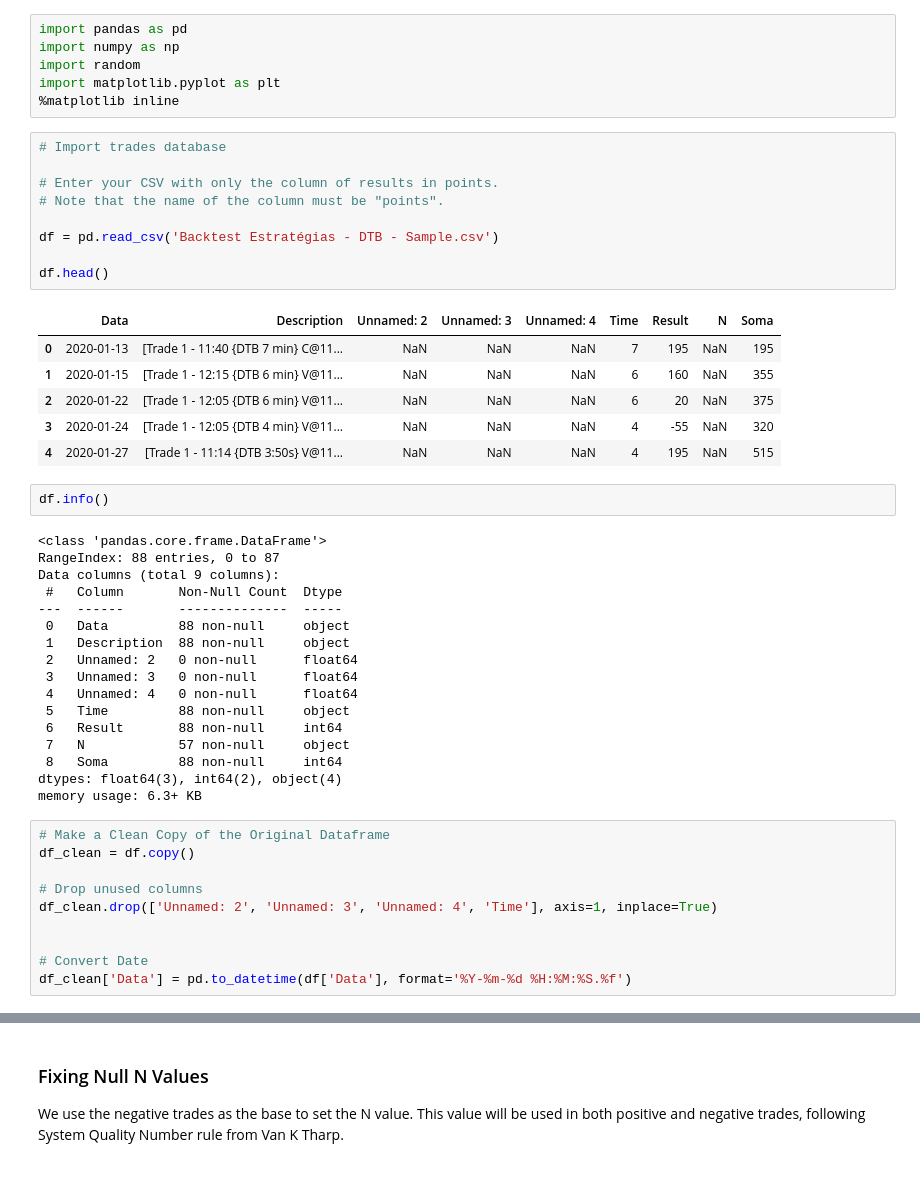
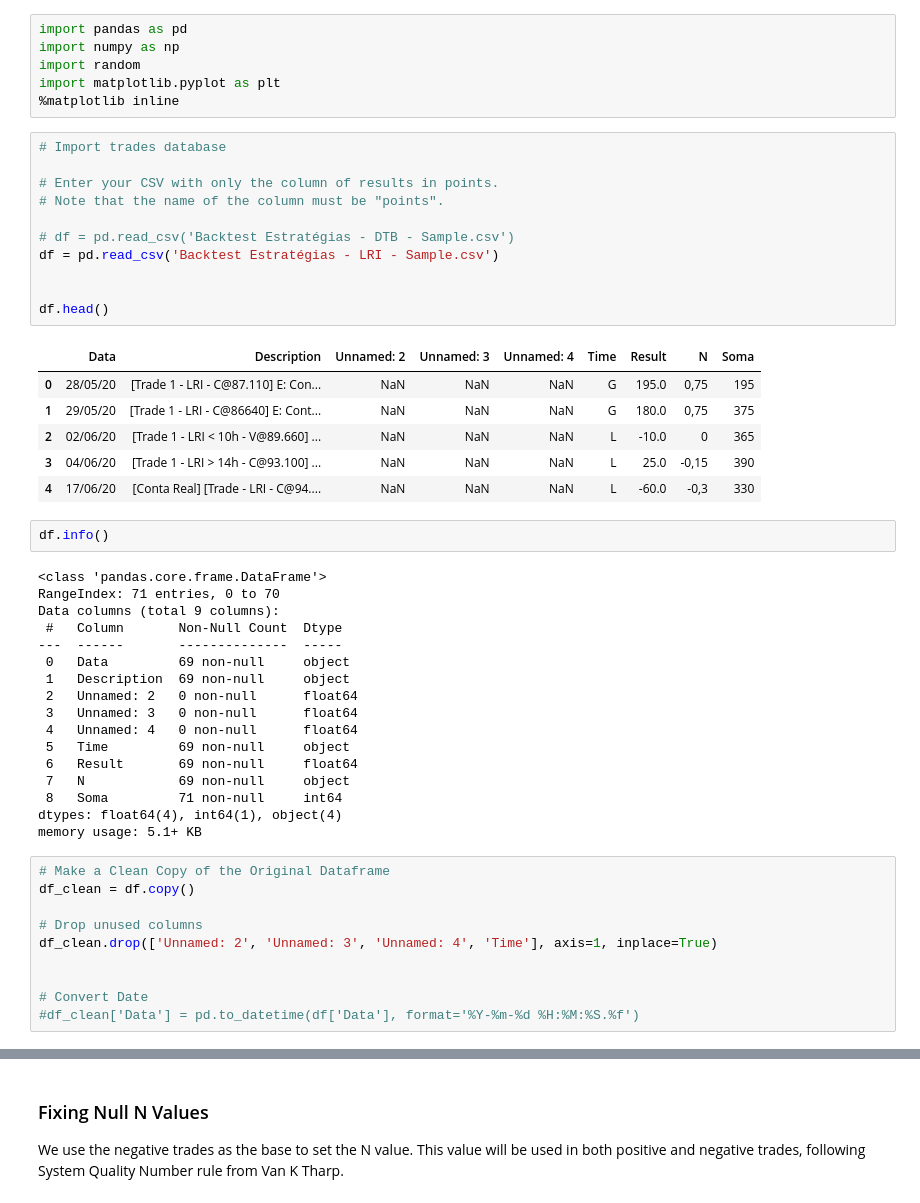
Before and after one commit to ajmal017/trading-system-analysis, a Jupyter notebook: trading-system-analysis.ipynb, the cells around one changed output, grey strips where cells are left out. Drawn from its saved outputs; the diff is of its cells as text.

```diff
--- a/trading-system-analysis.ipynb
+++ b/trading-system-analysis.ipynb
@@ -7,38 +7,40 @@ import matplotlib.pyplot as plt
 # %%
 # Import trades database
 
 # Enter your CSV with only the column of results in points.
 # Note that the name of the column must be "points".
 
-df = pd.read_csv('Backtest Estratégias - DTB - Sample.csv')
+# df = pd.read_csv('Backtest Estratégias - DTB - Sample.csv')
+df = pd.read_csv('Backtest Estratégias - LRI - Sample.csv')
+
 
 df.head()
 # %% [output]
 |  | Data | Description | Unnamed: 2 | Unnamed: 3 | Unnamed: 4 | Time | Result | N | Soma |
-| 0 | 2020-01-13 | [Trade 1 - 11:40 {DTB 7 min} C@11... | NaN | NaN | NaN | 7 | 195 | NaN | 195 |
-| 1 | 2020-01-15 | [Trade 1 - 12:15 {DTB 6 min} V@11... | NaN | NaN | NaN | 6 | 160 | NaN | 355 |
-| 2 | 2020-01-22 | [Trade 1 - 12:05 {DTB 6 min} V@11... | NaN | NaN | NaN | 6 | 20 | NaN | 375 |
-| 3 | 2020-01-24 | [Trade 1 - 12:05 {DTB 4 min} V@11... | NaN | NaN | NaN | 4 | -55 | NaN | 320 |
-| 4 | 2020-01-27 | [Trade 1 - 11:14 {DTB 3:50s} V@11... | NaN | NaN | NaN | 4 | 195 | NaN | 515 |
+| 0 | 28/05/20 | [Trade 1 - LRI - C@87.110] E: Con... | NaN | NaN | NaN | G | 195.0 | 0,75 | 195 |
+| 1 | 29/05/20 | [Trade 1 - LRI - C@86640] E: Cont... | NaN | NaN | NaN | G | 180.0 | 0,75 | 375 |
+| 2 | 02/06/20 | [Trade 1 - LRI < 10h - V@89.660] ... | NaN | NaN | NaN | L | -10.0 | 0 | 365 |
+| 3 | 04/06/20 | [Trade 1 - LRI > 14h - C@93.100] ... | NaN | NaN | NaN | L | 25.0 | -0,15 | 390 |
+| 4 | 17/06/20 | [Conta Real] [Trade - LRI - C@94.... | NaN | NaN | NaN | L | -60.0 | -0,3 | 330 |
 # %%
 df.info()
 # %% [output]
 <class 'pandas.core.frame.DataFrame'>
-RangeIndex: 88 entries, 0 to 87
+RangeIndex: 71 entries, 0 to 70
 Data columns (total 9 columns):
  #   Column       Non-Null Count  Dtype
 ---  ------       --------------  -----
- 0   Data         88 non-null     object
- 1   Description  88 non-null     object
+ 0   Data         69 non-null     object
+ 1   Description  69 non-null     object
  2   Unnamed: 2   0 non-null      float64
  3   Unnamed: 3   0 non-null      float64
  4   Unnamed: 4   0 non-null      float64
- 5   Time         88 non-null     object
- 6   Result       88 non-null     int64
- 7   N            57 non-null     object
- 8   Soma         88 non-null     int64
-dtypes: float64(3), int64(2), object(4)
-memory usage: 6.3+ KB
+ 5   Time         69 non-null     object
+ 6   Result       69 non-null     float64
+ 7   N            69 non-null     object
+ 8   Soma         71 non-null     int64
+dtypes: float64(4), int64(1), object(4)
+memory usage: 5.1+ KB
 # %%
 # Make a Clean Copy of the Original Dataframe
 df_clean = df.copy()
@@ -48,7 +50,7 @@ df_clean.drop(['Unnamed: 2', 'Unnamed: 3', 'Unnamed: 4', 'Time'], axis=1, inplac
 
 
 # Convert Date
-df_clean['Data'] = pd.to_datetime(df['Data'], format='%Y-%m-%d %H:%M:%S.%f')
+#df_clean['Data'] = pd.to_datetime(df['Data'], format='%Y-%m-%d %H:%M:%S.%f')
 # %%
 # Select positive and negative trades percentage
 
```
Also changed, not shown: parts of 20 cells of this notebook.
